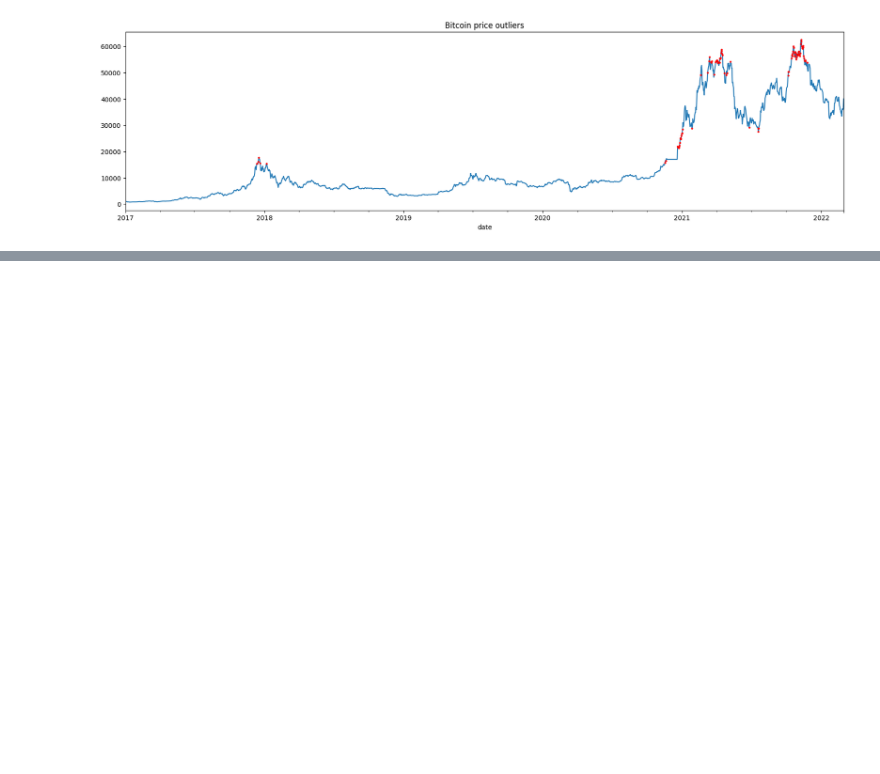
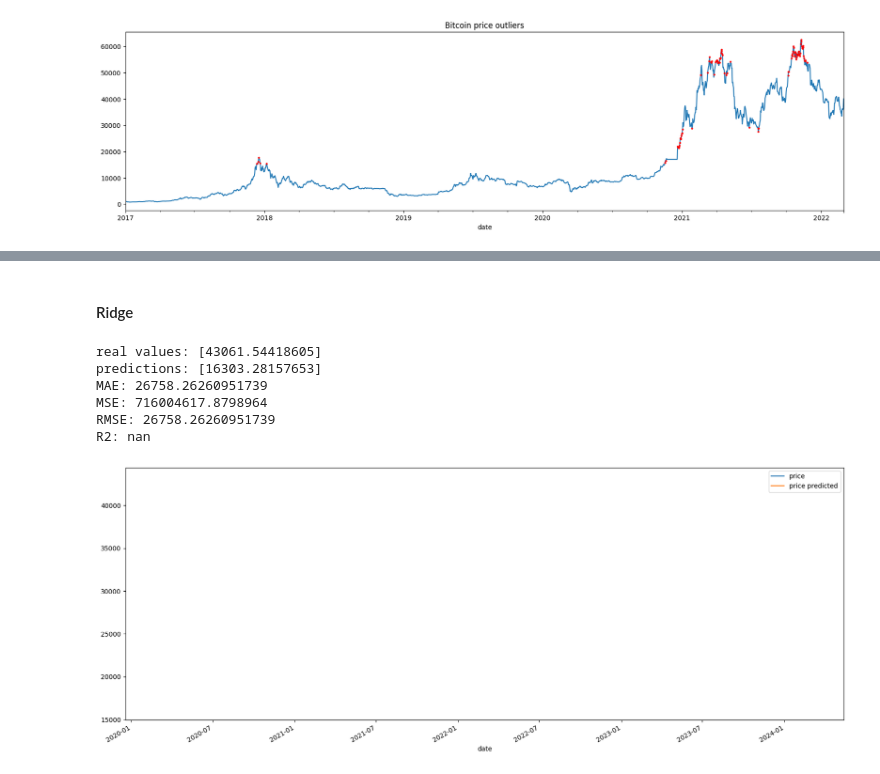
Before and after one commit to tiagohorta21/bitcoin_idc, a Jupyter notebook: main.ipynb, the cells around one changed output, grey strips where cells are left out. Cells and saved outputs as stored; diff of their text form; code cells hidden in the pictures; blank space fills up the shorter version.

```diff
--- a/main.ipynb
+++ b/main.ipynb
@@ -861,0 +1149,20 @@ potential_outliers.plot(style='ro', title='Bitcoin price outliers', figsize=(20,
+# %% [markdown]
+#### Ridge
+# %%
+from sklearn.linear_model import Ridge
+from sklearn.pipeline import Pipeline
+
+ridge_model = Pipeline([('scaler', StandardScaler()), ('Ridge', Ridge())]).fit(X_train, y_train)
+
+# use the model to predict values for the test set
+y_test_pred = ridge_model.predict(X_test)
+
+print_results(y_test, y_test_pred)
+# %% [output]
+real values: [43061.54418605]
+predictions: [16303.28157653]
+MAE: 26758.26260951739
+MSE: 716004617.8798964
+RMSE: 26758.26260951739
+R2: nan
+[figure, added]
```
Also changed, not shown: parts of 35 cells of this notebook.
